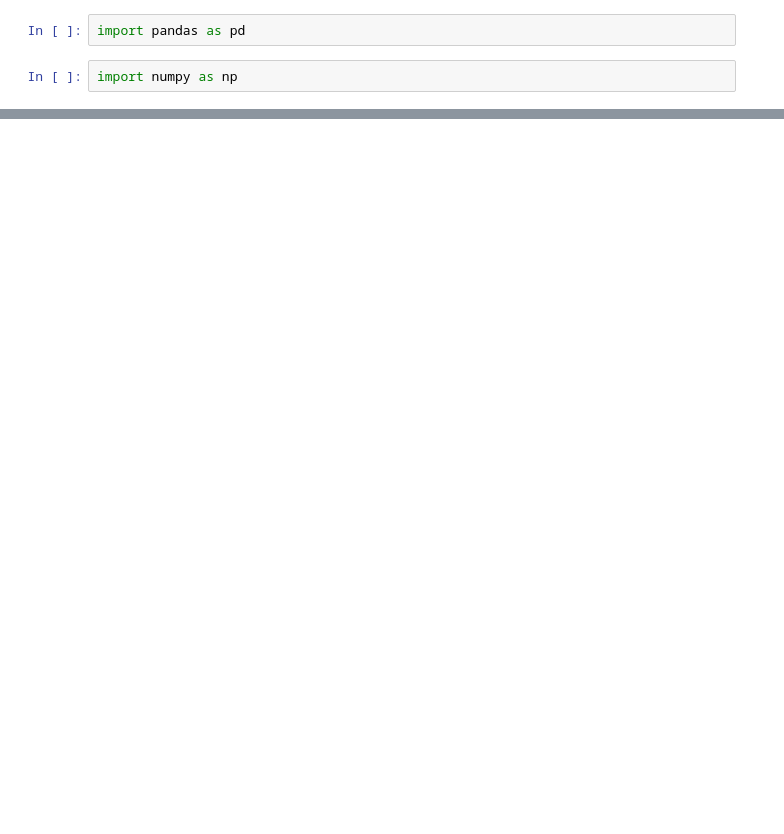
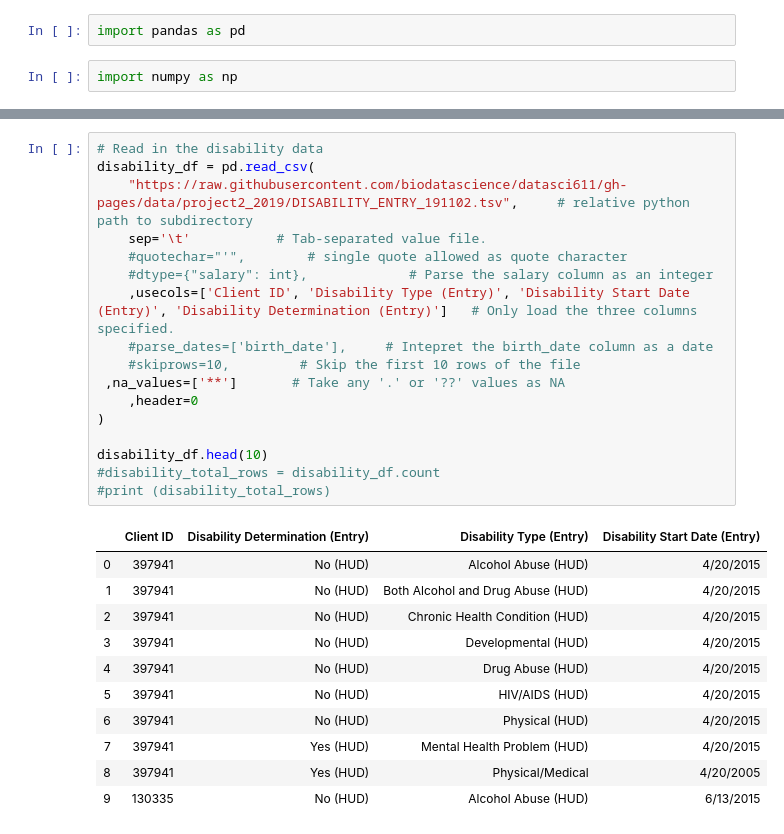
Before and after one commit to meaganfoster/bios611-projects-fall-2019-mlfoste1, a Jupyter notebook: Project_3/pandas_project3.ipynb, the cells around one changed output, grey strips where cells are left out. Drawn from its saved outputs; the diff is of its cells as text; blank space fills up the shorter version.

```diff
--- a/Project_3/pandas_project3.ipynb
+++ b/Project_3/pandas_project3.ipynb
@@ -31,4 +31,33 @@ client_df.head(10)
 | 7 | Urban Ministries of Durham - Durh... | 687911 | rcam05241959r200c620 | 291392 | 56.0 | 56.0 | ... |
 | 8 | Urban Ministries of Durham - Durh... | 687912 | fcrm05091955f652c632 | 359808 | 60.0 | 60.0 | ... |
 | 9 | Urban Ministries of Durham - Durh... | 687913 | ream02291956r200e152 | 385539 | 59.0 | 59.0 | ... |
+# %%
+# Read in the disability data
+disability_df = pd.read_csv(
+    "https://raw.githubusercontent.com/biodatascience/datasci611/gh-pages/data/project2_2019/DISABILITY_ENTRY_191102.tsv",     # relative python path to subdirectory
+    sep='\t'           # Tab-separated value file.
+    #quotechar="'",        # single quote allowed as quote character
+    #dtype={"salary": int},             # Parse the salary column as an integer
+    ,usecols=['Client ID', 'Disability Type (Entry)', 'Disability Start Date (Entry)', 'Disability Determination (Entry)']   # Only load the three columns specified.
+    #parse_dates=['birth_date'],     # Intepret the birth_date column as a date
+    #skiprows=10,         # Skip the first 10 rows of the file
+ ,na_values=['**']       # Take any '.' or '??' values as NA
+    ,header=0
+)
+
+disability_df.head(10)
+#disability_total_rows = disability_df.count
+#print (disability_total_rows)
+# %% [output]
+|  | Client ID | Disability Determination (Entry) | Disability Type (Entry) | Disability Start Date (Entry) |
+| 0 | 397941 | No (HUD) | Alcohol Abuse (HUD) | 4/20/2015 |
+| 1 | 397941 | No (HUD) | Both Alcohol and Drug Abuse (HUD) | 4/20/2015 |
+| 2 | 397941 | No (HUD) | Chronic Health Condition (HUD) | 4/20/2015 |
+| 3 | 397941 | No (HUD) | Developmental (HUD) | 4/20/2015 |
+| 4 | 397941 | No (HUD) | Drug Abuse (HUD) | 4/20/2015 |
+| 5 | 397941 | No (HUD) | HIV/AIDS (HUD) | 4/20/2015 |
+| 6 | 397941 | No (HUD) | Physical (HUD) | 4/20/2015 |
+| 7 | 397941 | Yes (HUD) | Mental Health Problem (HUD) | 4/20/2015 |
+| 8 | 397941 | Yes (HUD) | Physical/Medical | 4/20/2005 |
+| 9 | 130335 | No (HUD) | Alcohol Abuse (HUD) | 6/13/2015 |
 # %%
```
Also changed, not shown: parts of 2 cells of this notebook.
